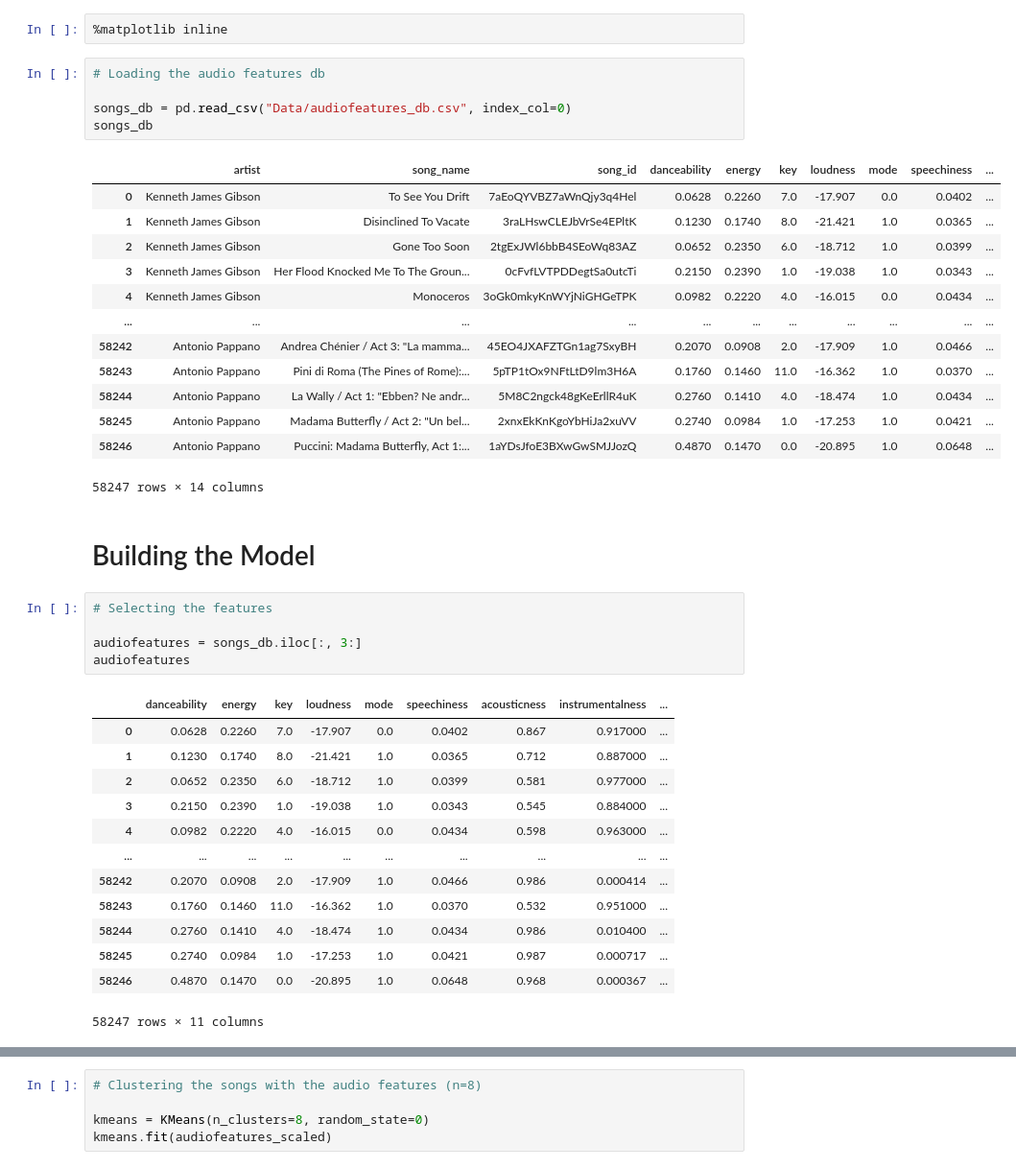
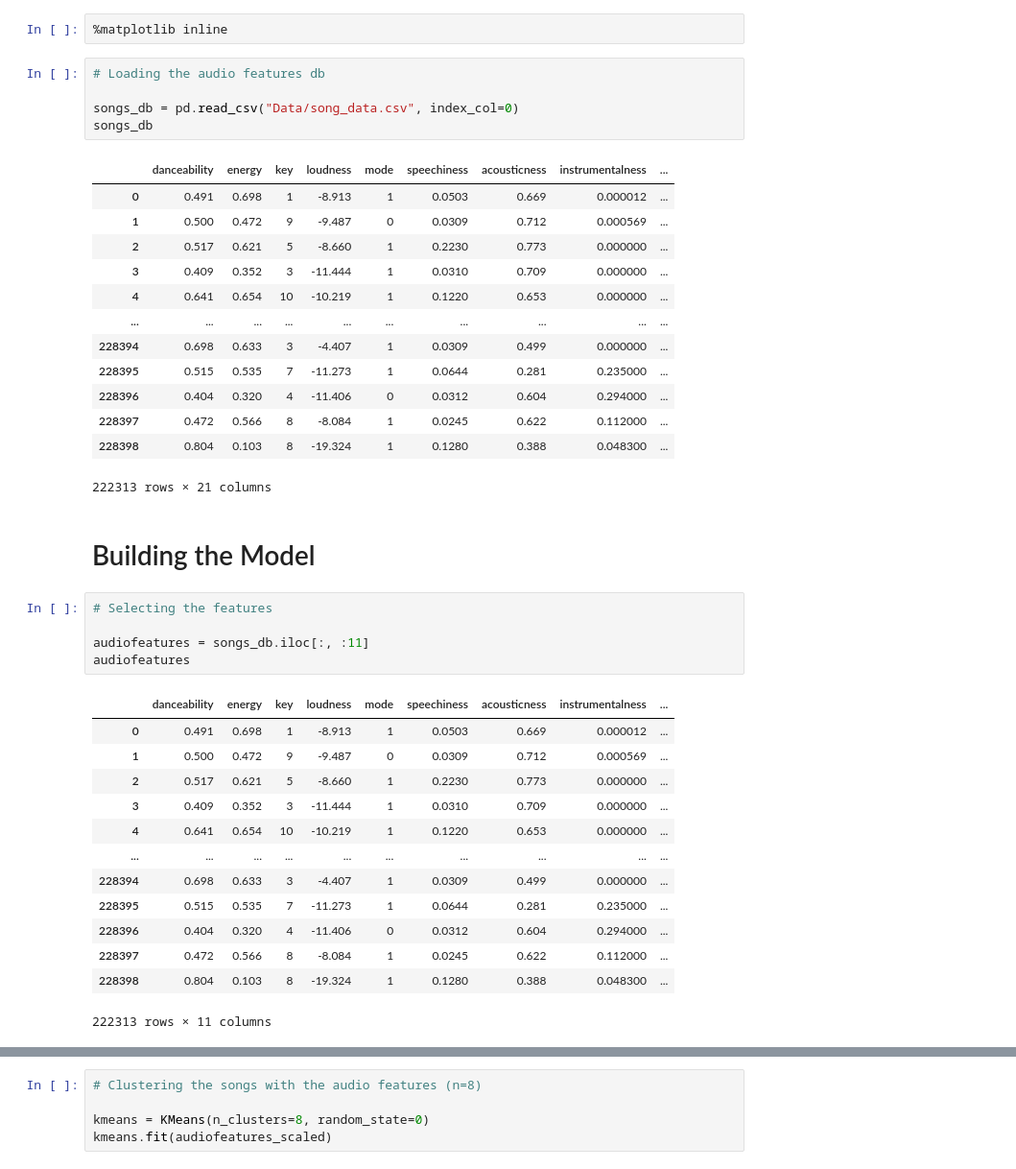
Before and after one commit to NHer0/Song_Recommender_Project, a Jupyter notebook: kmeans_model_nb.ipynb, the cells around one changed output, grey strips where cells are left out. Shown at 96% size. Drawn from its saved outputs; the diff is of its cells as text.

```diff
--- a/kmeans_model_nb.ipynb
+++ b/kmeans_model_nb.ipynb
@@ -14,43 +14,43 @@ import pickle
 # %%
 # Loading the audio features db
 
-songs_db = pd.read_csv("Data/audiofeatures_db.csv", index_col=0)
+songs_db = pd.read_csv("Data/song_data.csv", index_col=0)
 songs_db
 # %% [output]
-|  | artist | song_name | song_id | danceability | energy | key | loudness | mode | speechiness | ... |
-| 0 | Kenneth James Gibson | To See You Drift | 7aEoQYVBZ7aWnQjy3q4Hel | 0.0628 | 0.2260 | 7.0 | -17.907 | 0.0 | 0.0402 | ... |
-| 1 | Kenneth James Gibson | Disinclined To Vacate | 3raLHswCLEJbVrSe4EPltK | 0.1230 | 0.1740 | 8.0 | -21.421 | 1.0 | 0.0365 | ... |
-| 2 | Kenneth James Gibson | Gone Too Soon | 2tgExJWl6bbB4SEoWq83AZ | 0.0652 | 0.2350 | 6.0 | -18.712 | 1.0 | 0.0399 | ... |
-| 3 | Kenneth James Gibson | Her Flood Knocked Me To The Groun... | 0cFvfLVTPDDegtSa0utcTi | 0.2150 | 0.2390 | 1.0 | -19.038 | 1.0 | 0.0343 | ... |
-| 4 | Kenneth James Gibson | Monoceros | 3oGk0mkyKnWYjNiGHGeTPK | 0.0982 | 0.2220 | 4.0 | -16.015 | 0.0 | 0.0434 | ... |
-| ... | ... | ... | ... | ... | ... | ... | ... | ... | ... | ... |
-| 58242 | Antonio Pappano | Andrea Chénier / Act 3: "La mamma... | 45EO4JXAFZTGn1ag7SxyBH | 0.2070 | 0.0908 | 2.0 | -17.909 | 1.0 | 0.0466 | ... |
-| 58243 | Antonio Pappano | Pini di Roma (The Pines of Rome):... | 5pTP1tOx9NFtLtD9lm3H6A | 0.1760 | 0.1460 | 11.0 | -16.362 | 1.0 | 0.0370 | ... |
-| 58244 | Antonio Pappano | La Wally / Act 1: "Ebben? Ne andr... | 5M8C2ngck48gKeErllR4uK | 0.2760 | 0.1410 | 4.0 | -18.474 | 1.0 | 0.0434 | ... |
-| 58245 | Antonio Pappano | Madama Butterfly / Act 2: "Un bel... | 2xnxEkKnKgoYbHiJa2xuVV | 0.2740 | 0.0984 | 1.0 | -17.253 | 1.0 | 0.0421 | ... |
-| 58246 | Antonio Pappano | Puccini: Madama Butterfly, Act 1:... | 1aYDsJfoE3BXwGwSMJJozQ | 0.4870 | 0.1470 | 0.0 | -20.895 | 1.0 | 0.0648 | ... |
+|  | danceability | energy | key | loudness | mode | speechiness | acousticness | instrumentalness | ... |
+| 0 | 0.491 | 0.698 | 1 | -8.913 | 1 | 0.0503 | 0.669 | 0.000012 | ... |
+| 1 | 0.500 | 0.472 | 9 | -9.487 | 0 | 0.0309 | 0.712 | 0.000569 | ... |
+| 2 | 0.517 | 0.621 | 5 | -8.660 | 1 | 0.2230 | 0.773 | 0.000000 | ... |
+| 3 | 0.409 | 0.352 | 3 | -11.444 | 1 | 0.0310 | 0.709 | 0.000000 | ... |
+| 4 | 0.641 | 0.654 | 10 | -10.219 | 1 | 0.1220 | 0.653 | 0.000000 | ... |
+| ... | ... | ... | ... | ... | ... | ... | ... | ... | ... |
+| 228394 | 0.698 | 0.633 | 3 | -4.407 | 1 | 0.0309 | 0.499 | 0.000000 | ... |
+| 228395 | 0.515 | 0.535 | 7 | -11.273 | 1 | 0.0644 | 0.281 | 0.235000 | ... |
+| 228396 | 0.404 | 0.320 | 4 | -11.406 | 0 | 0.0312 | 0.604 | 0.294000 | ... |
+| 228397 | 0.472 | 0.566 | 8 | -8.084 | 1 | 0.0245 | 0.622 | 0.112000 | ... |
+| 228398 | 0.804 | 0.103 | 8 | -19.324 | 1 | 0.1280 | 0.388 | 0.048300 | ... |
-58247 rows × 14 columns
+222313 rows × 21 columns
 # %% [markdown]
 # Building the Model
 # %%
 # Selecting the features
 
-audiofeatures = songs_db.iloc[:, 3:]
+audiofeatures = songs_db.iloc[:, :11]
 audiofeatures
 # %% [output]
 |  | danceability | energy | key | loudness | mode | speechiness | acousticness | instrumentalness | ... |
-| 0 | 0.0628 | 0.2260 | 7.0 | -17.907 | 0.0 | 0.0402 | 0.867 | 0.917000 | ... |
-| 1 | 0.1230 | 0.1740 | 8.0 | -21.421 | 1.0 | 0.0365 | 0.712 | 0.887000 | ... |
-| 2 | 0.0652 | 0.2350 | 6.0 | -18.712 | 1.0 | 0.0399 | 0.581 | 0.977000 | ... |
-| 3 | 0.2150 | 0.2390 | 1.0 | -19.038 | 1.0 | 0.0343 | 0.545 | 0.884000 | ... |
-| 4 | 0.0982 | 0.2220 | 4.0 | -16.015 | 0.0 | 0.0434 | 0.598 | 0.963000 | ... |
+| 0 | 0.491 | 0.698 | 1 | -8.913 | 1 | 0.0503 | 0.669 | 0.000012 | ... |
+| 1 | 0.500 | 0.472 | 9 | -9.487 | 0 | 0.0309 | 0.712 | 0.000569 | ... |
+| 2 | 0.517 | 0.621 | 5 | -8.660 | 1 | 0.2230 | 0.773 | 0.000000 | ... |
+| 3 | 0.409 | 0.352 | 3 | -11.444 | 1 | 0.0310 | 0.709 | 0.000000 | ... |
+| 4 | 0.641 | 0.654 | 10 | -10.219 | 1 | 0.1220 | 0.653 | 0.000000 | ... |
 | ... | ... | ... | ... | ... | ... | ... | ... | ... | ... |
-| 58242 | 0.2070 | 0.0908 | 2.0 | -17.909 | 1.0 | 0.0466 | 0.986 | 0.000414 | ... |
-| 58243 | 0.1760 | 0.1460 | 11.0 | -16.362 | 1.0 | 0.0370 | 0.532 | 0.951000 | ... |
-| 58244 | 0.2760 | 0.1410 | 4.0 | -18.474 | 1.0 | 0.0434 | 0.986 | 0.010400 | ... |
-| 58245 | 0.2740 | 0.0984 | 1.0 | -17.253 | 1.0 | 0.0421 | 0.987 | 0.000717 | ... |
-| 58246 | 0.4870 | 0.1470 | 0.0 | -20.895 | 1.0 | 0.0648 | 0.968 | 0.000367 | ... |
+| 228394 | 0.698 | 0.633 | 3 | -4.407 | 1 | 0.0309 | 0.499 | 0.000000 | ... |
+| 228395 | 0.515 | 0.535 | 7 | -11.273 | 1 | 0.0644 | 0.281 | 0.235000 | ... |
+| 228396 | 0.404 | 0.320 | 4 | -11.406 | 0 | 0.0312 | 0.604 | 0.294000 | ... |
+| 228397 | 0.472 | 0.566 | 8 | -8.084 | 1 | 0.0245 | 0.622 | 0.112000 | ... |
+| 228398 | 0.804 | 0.103 | 8 | -19.324 | 1 | 0.1280 | 0.388 | 0.048300 | ... |
-58247 rows × 11 columns
+222313 rows × 11 columns
 # %%
 # Scaling them
 
```
Also changed, not shown: parts of 8 cells of this notebook.
